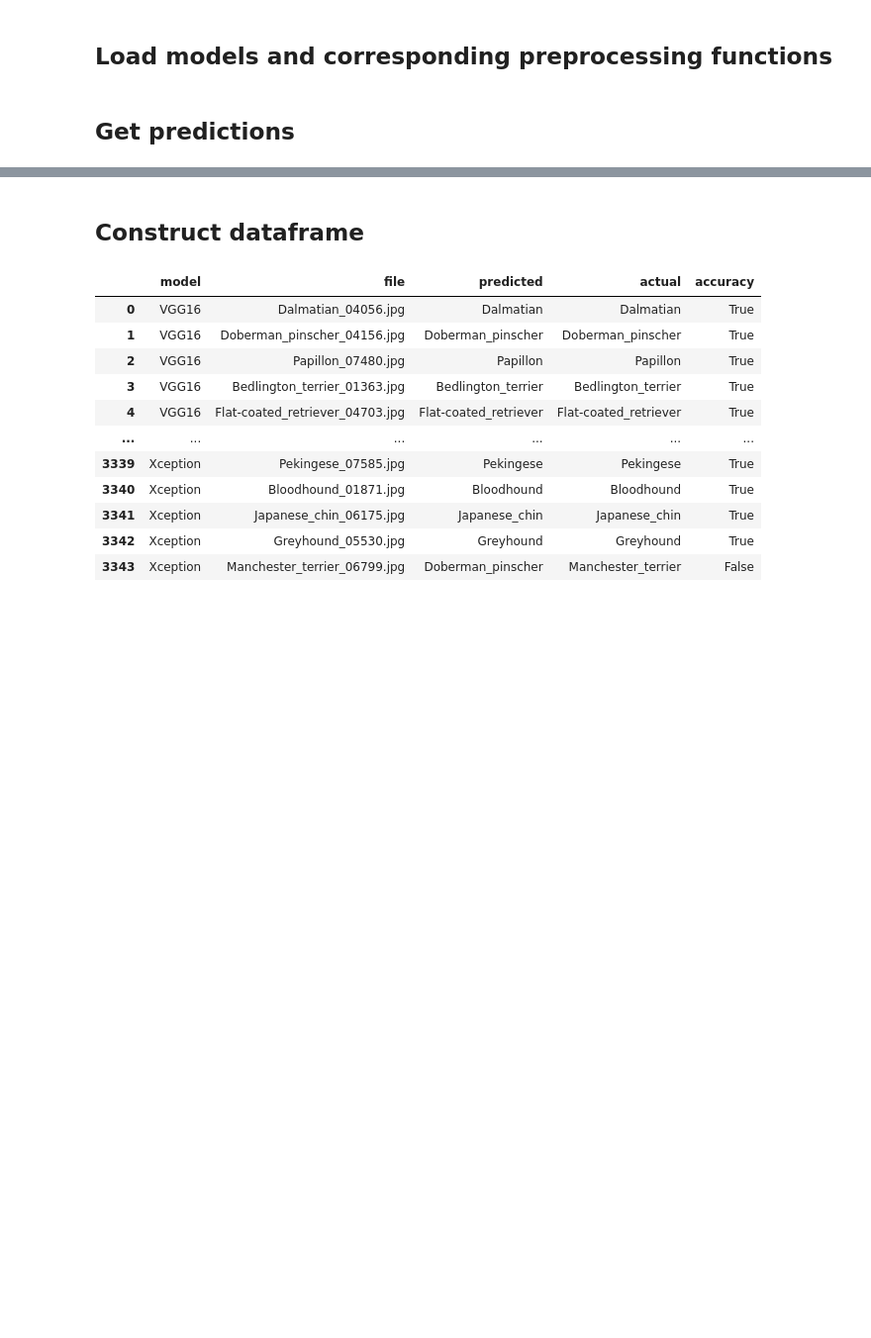
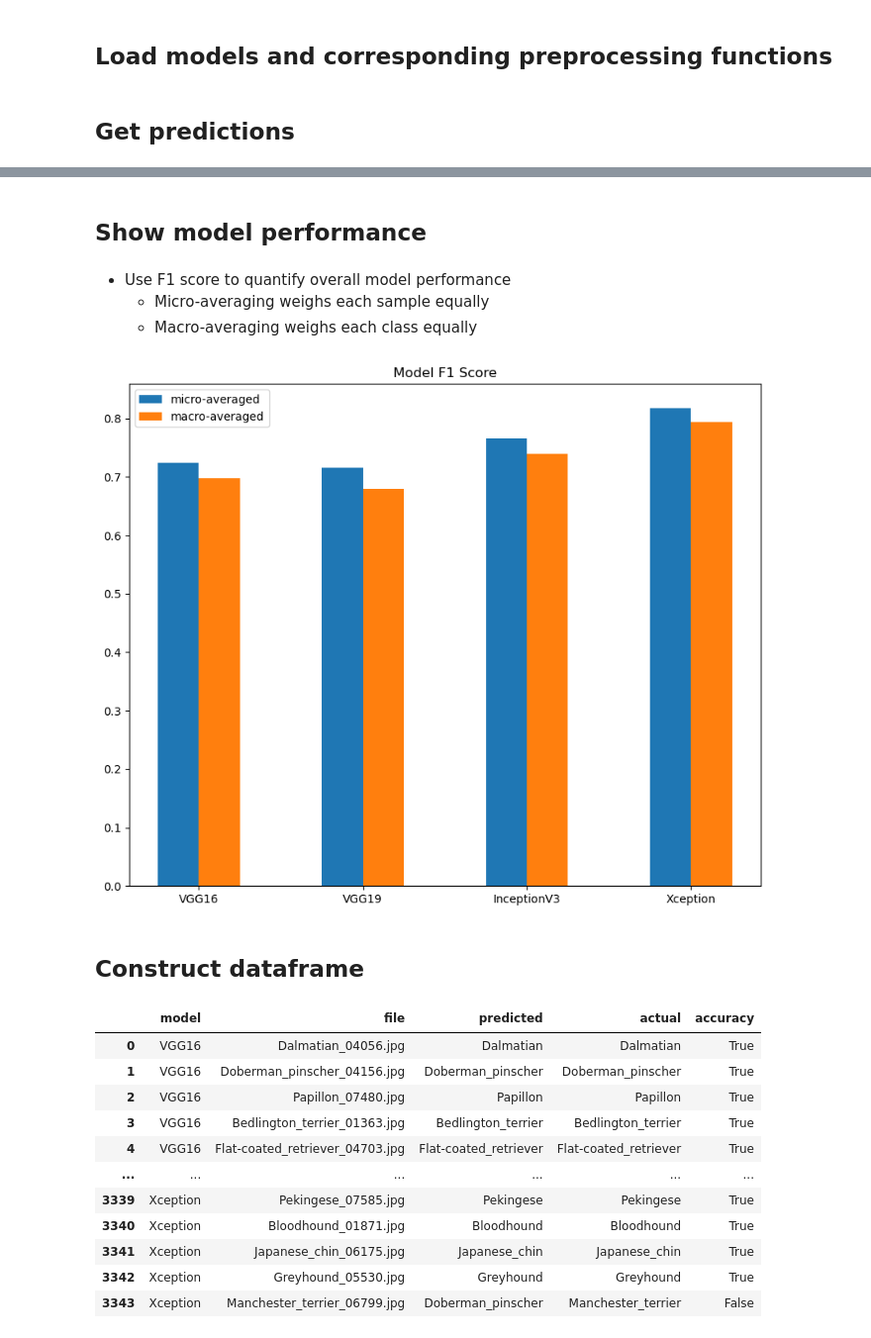
Before and after one commit to jimtoledo/Udacity-Dog-Project, a Jupyter notebook: model_stats.ipynb, the cells around one changed output, grey strips where cells are left out. Shown at 99% size. Saved outputs shown, nothing was run; the diff lists cells and outputs as text; code cells hidden in the pictures; blank space fills up the shorter version.

Commit message:
Added F1 score metrics

```diff
--- a/model_stats.ipynb
+++ b/model_stats.ipynb
@@ -92,6 +92,11 @@ for network in dog_model_metrics:
 ax6.set_title('Test accuracy')
 for network in dog_model_metrics:
     ax6.bar(network, dog_model_metrics[network]['test_accuracy'])
+
+with open('app/static/modelmetrics.png', 'wb') as file:
+    plt.savefig(file, format='png')
+
+plt.show()
 # %% [output]
 [figure]
 # %% [markdown]
@@ -173,6 +178,34 @@ targets = np.array([test_targets[index] for index in indices])
 27/27 [==============================] - 0s 2ms/step
 27/27 [==============================] - 2s 50ms/step
 27/27 [==============================] - 0s 3ms/step
+# %% [markdown]
+## Show model performance
+# %% [markdown]
+- Use F1 score to quantify overall model performance
+  - Micro-averaging weighs each sample equally
+  - Macro-averaging weighs each class equally
+# %%
+from sklearn.metrics import f1_score
+_, ax = plt.subplots(figsize = (10, 8))
+models = [model for model in transfer_models]
+micro_f1s = []
+macro_f1s = []
+for model in models:
+    one_hot_preds = tf.one_hot(np.argmax(predictions[model], axis=1), depth=predictions[model].shape[1]) #convert softmax matrix to one-hot encoded matrix
+    micro_f1s.append(f1_score(targets, one_hot_preds, average='micro'))
+    macro_f1s.append(f1_score(targets, one_hot_preds, average='macro'))
+bar_width = 0.25
+bar_x = np.arange(len(models))
+ax.bar(bar_x-bar_width/2, micro_f1s, bar_width, label='micro-averaged')
+ax.bar(bar_x+bar_width/2, macro_f1s, bar_width, label='macro-averaged')
+ax.set_xticks(bar_x, models)
+ax.legend()
+ax.set_title('Model F1 Score')
+with open('app/static/f1scores.png', 'wb') as file:
+    plt.savefig(file, format='png')
+plt.show()
+# %% [output]
+[figure, added]
 # %% [markdown]
 ## Construct dataframe
 # %%
```
Also changed, not shown: parts of 1 cell of this notebook.
